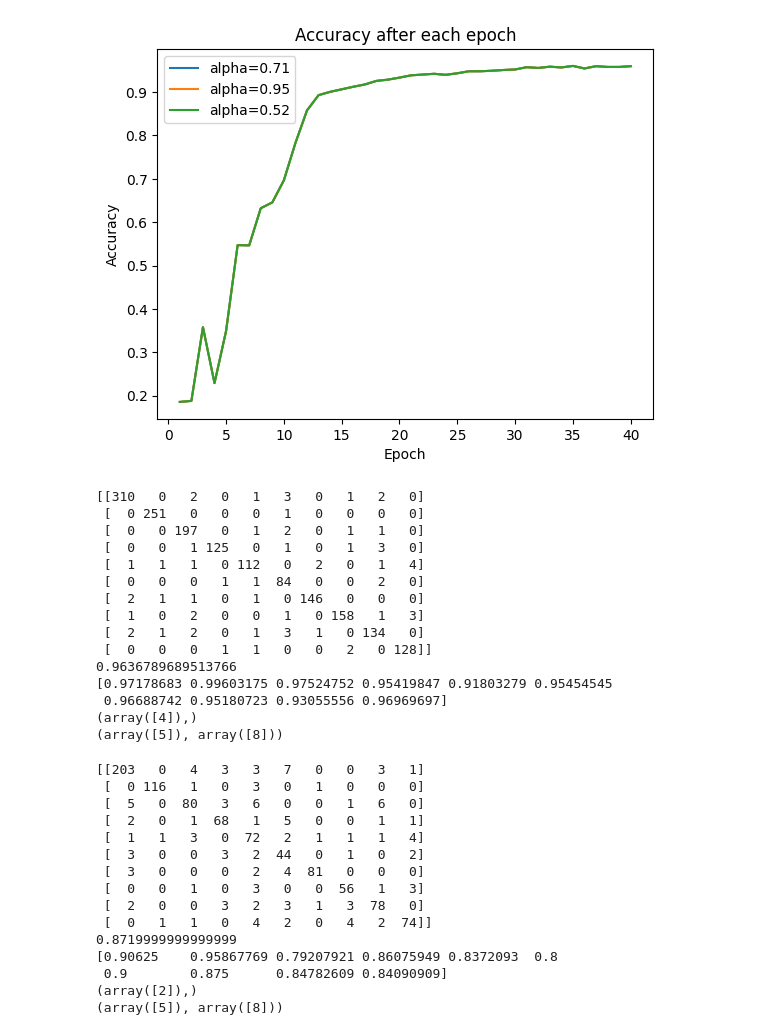
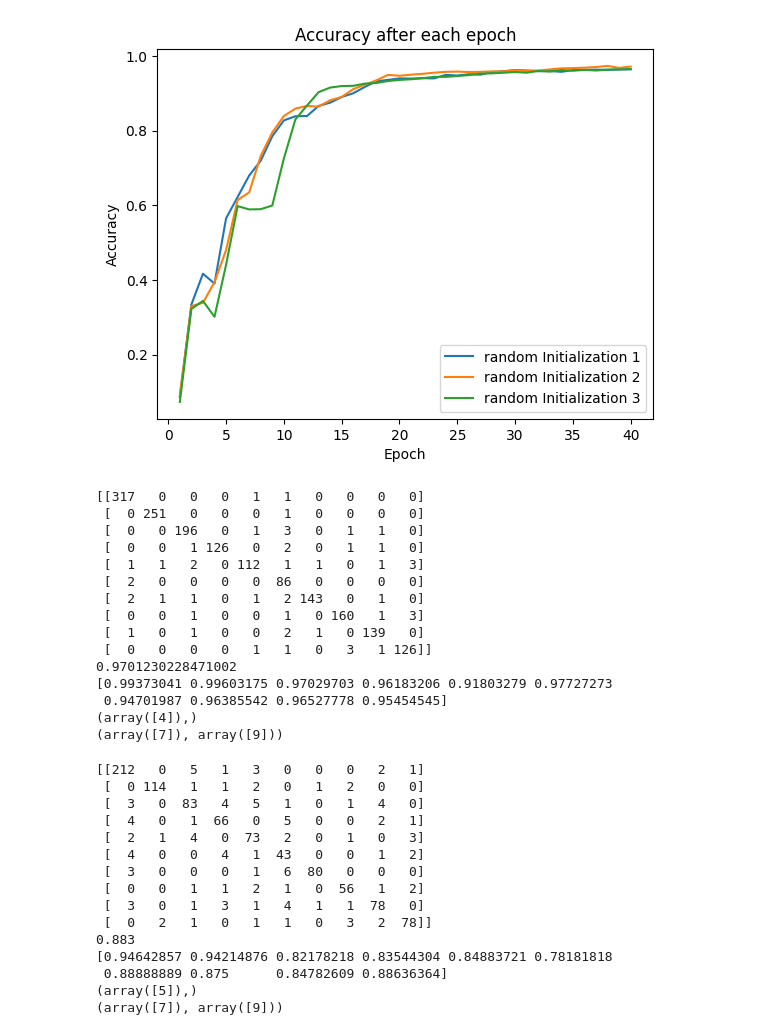
Before and after one commit to yr-chen2000/Deep-Learning-A0, a Jupyter notebook: A0-T2.ipynb, the cells around one changed output. Cells and saved outputs as stored; diff of their text form; code cells hidden in the pictures.

```diff
--- a/A0-T2.ipynb
+++ b/A0-T2.ipynb
@@ -44,43 +44,42 @@ def train(T_train, train_out, W, alpha):
 
     return W, accuray
 # %%
-alpha=np.random.rand(3)# learning rates
-#alpha=0.01*np.ones(3)# learning rates
+#alpha=np.random.rand(3)# learning rates
+alpha=0.01*np.ones(3)# learning rates
 epochs=40
 
 #Initialize
 #W=np.zeros((3,257,10))
-W=np.ones((3,257,10))
-#W=np.random.rand(3,257,10)
+#W=np.ones((3,257,10))
+W=np.random.rand(3,257,10)
 Accuracy=np.zeros((3,epochs))
 
 #Train
 T_train=np.hstack([train_in, np.ones((len(train_in), 1))])
 for i in range(epochs):
     W[0], Accuracy[0][i]=train(T_train, train_out, W[0], alpha[0])
     W[1], Accuracy[1][i]=train(T_train, train_out, W[1], alpha[1])
     W[2], Accuracy[2][i]=train(T_train, train_out, W[2], alpha[2])
 
 #select the best prediction
 best_index=np.argmax([Accuracy[0][epochs-1], Accuracy[1][epochs-1], Accuracy[2][epochs-1]])
 W_best=W[best_index]
 #plot
-
+'''
 plt.plot(np.arange(1,epochs+1),Accuracy[0],label=f'alpha={alpha[0]:.2f}')
 plt.plot(np.arange(1,epochs+1),Accuracy[1],label=f'alpha={alpha[1]:.2f}')
 plt.plot(np.arange(1,epochs+1),Accuracy[2],label=f'alpha={alpha[2]:.2f}')
 '''
 plt.plot(np.arange(1,epochs+1),Accuracy[0],label='random Initialization 1')
 plt.plot(np.arange(1,epochs+1),Accuracy[1],label='random Initialization 2')
 plt.plot(np.arange(1,epochs+1),Accuracy[2],label='random Initialization 3')
-'''
 plt.xlabel('Epoch')
 plt.ylabel('Accuracy')
 plt.title('Accuracy after each epoch')
 plt.legend()
 plt.show()
 # %% [output]
-[figure, old version]
+[figure, new version]
 # %%
 #Predictions for the training set
 train_predictions=np.argmax(np.dot(T_train, W_best), axis=1)
@@ -102,21 +101,21 @@ print(accuracy_train)#accuracy in each digits for the training set
 print(Least_acc_train)#most difficult to classify correctly
 print(error_pair_train)#most common mistaken pair for Nearest mean classifier in the training set
 # %% [output]
-[[310   0   2   0   1   3   0   1   2   0]
+[[317   0   0   0   1   1   0   0   0   0]
  [  0 251   0   0   0   1   0   0   0   0]
- [  0   0 197   0   1   2   0   1   1   0]
- [  0   0   1 125   0   1   0   1   3   0]
- [  1   1   1   0 112   0   2   0   1   4]
- [  0   0   0   1   1  84   0   0   2   0]
- [  2   1   1   0   1   0 146   0   0   0]
- [  1   0   2   0   0   1   0 158   1   3]
- [  2   1   2   0   1   3   1   0 134   0]
- [  0   0   0   1   1   0   0   2   0 128]]
-0.9636789689513766
-[0.97178683 0.99603175 0.97524752 0.95419847 0.91803279 0.95454545
- 0.96688742 0.95180723 0.93055556 0.96969697]
+ [  0   0 196   0   1   3   0   1   1   0]
+ [  0   0   1 126   0   2   0   1   1   0]
+ [  1   1   2   0 112   1   1   0   1   3]
+ [  2   0   0   0   0  86   0   0   0   0]
+ [  2   1   1   0   1   2 143   0   1   0]
+ [  0   0   1   0   0   1   0 160   1   3]
+ [  1   0   1   0   0   2   1   0 139   0]
+ [  0   0   0   0   1   1   0   3   1 126]]
+0.9701230228471002
+[0.99373041 0.99603175 0.97029703 0.96183206 0.91803279 0.97727273
+ 0.94701987 0.96385542 0.96527778 0.95454545]
 (array([4]),)
-(array([5]), array([8]))
+(array([7]), array([9]))
 # %%
 #Predictions for the test set
 T_test=np.hstack([test_in, np.ones((len(test_in), 1))])
@@ -138,21 +137,21 @@ print(accuracy_test)#accuracy in each digits for the test set
 print(Least_acc_test)#most difficult to classify correctly
 print(error_pair_test)#most common mistaken pair for Nearest mean classifier in the test set
 # %% [output]
-[[203   0   4   3   3   7   0   0   3   1]
- [  0 116   1   0   3   0   1   0   0   0]
- [  5   0  80   3   6   0   0   1   6   0]
- [  2   0   1  68   1   5   0   0   1   1]
- [  1   1   3   0  72   2   1   1   1   4]
- [  3   0   0   3   2  44   0   1   0   2]
- [  3   0   0   0   2   4  81   0   0   0]
- [  0   0   1   0   3   0   0  56   1   3]
- [  2   0   0   3   2   3   1   3  78   0]
- [  0   1   1   0   4   2   0   4   2  74]]
-0.8719999999999999
-[0.90625    0.95867769 0.79207921 0.86075949 0.8372093  0.8
- 0.9        0.875      0.84782609 0.84090909]
-(array([2]),)
-(array([5]), array([8]))
+[[212   0   5   1   3   0   0   0   2   1]
+ [  0 114   1   1   2   0   1   2   0   0]
+ [  3   0  83   4   5   1   0   1   4   0]
+ [  4   0   1  66   0   5   0   0   2   1]
+ [  2   1   4   0  73   2   0   1   0   3]
+ [  4   0   0   4   1  43   0   0   1   2]
+ [  3   0   0   0   1   6  80   0   0   0]
+ [  0   0   1   1   2   1   0  56   1   2]
+ [  3   0   1   3   1   4   1   1  78   0]
+ [  0   2   1   0   1   1   0   3   2  78]]
+0.883
+[0.94642857 0.94214876 0.82178218 0.83544304 0.84883721 0.78181818
+ 0.88888889 0.875      0.84782609 0.88636364]
+(array([5]),)
+(array([7]), array([9]))
 # %%
 plt.figure()
 sns.heatmap(con_ma_train, annot=True, fmt='d', cmap='Blues', xticklabels=range(10), yticklabels=range(10), linewidths=0.5, linecolor='black')
```
Also changed, not shown: parts of 2 cells of this notebook.
